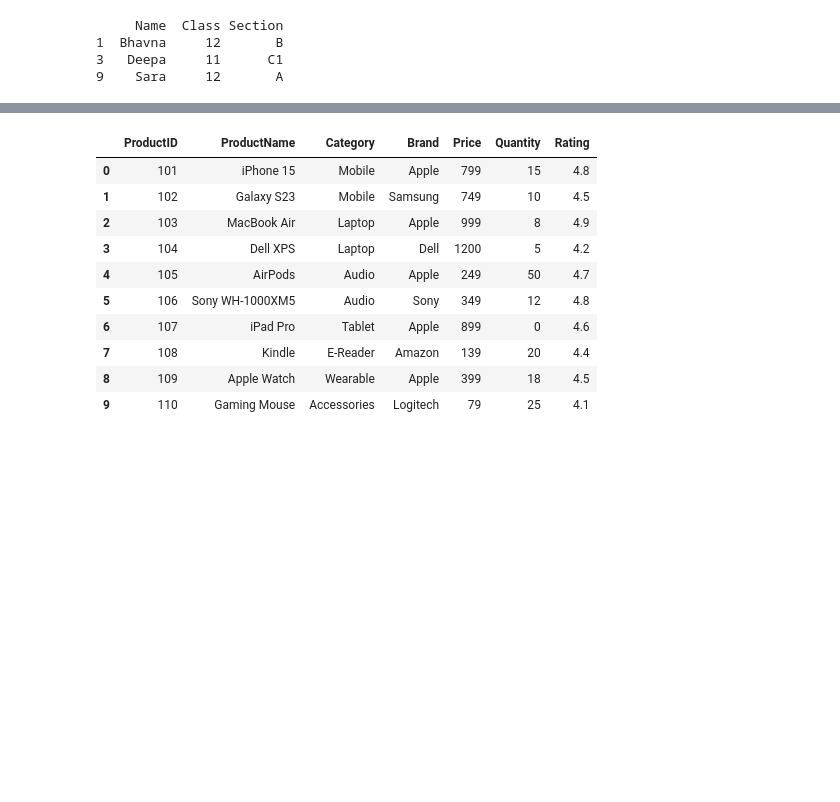
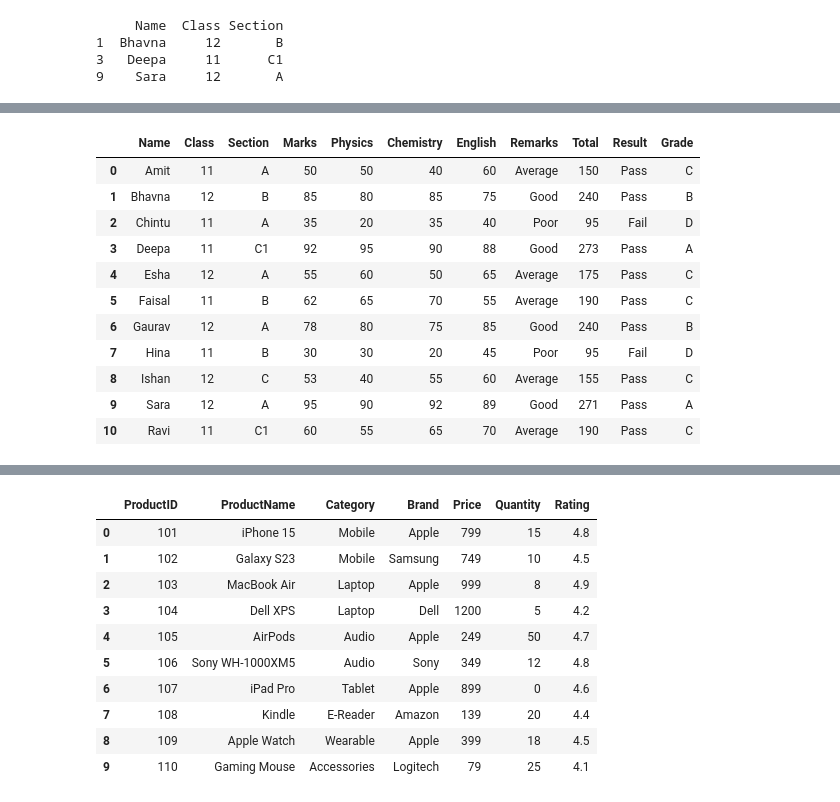
Before and after one commit to csslg22/XII-Informatics-Practices-065, a Jupyter notebook: DataFrame 02.ipynb, the cells around one changed output, grey strips where cells are left out. Saved outputs shown, nothing was run; the diff lists cells and outputs as text; code cells hidden in the pictures; blank space fills up the shorter version.

```diff
--- a/DataFrame 02.ipynb
+++ b/DataFrame 02.ipynb
@@ -501,0 +566,5 @@ print(df.loc[df['Marks'].isin(df['Marks'].nlargest(3)),['Name','Class','Section'
+# %%
+# Add a new column 'Result': Marks >= 40 is 'Pass', Marks < 40 is 'Fail'.
+
+df['Result'] = np.where(df['Marks']>=40, 'Pass', 'Fail')
+df
@@ -501,0 +584,33 @@ print(df.loc[df['Marks'].isin(df['Marks'].nlargest(3)),['Name','Class','Section'
+# %%
+# Create a column 'Grade':
+'''
+Marks >= 90 -> 'A'
+Marks >= 70 but <= 89 -> 'B'
+Marks >= 50 but <= 69 -> 'C'
+Marks < 50 -> 'D'
+'''
+
+conditions = [
+    (df['Marks'] >= 90),
+    ((df['Marks'] >= 70) & (df['Marks'] <= 89)),
+    ((df['Marks'] >= 50) & (df['Marks'] <= 69)),
+    (df['Marks'] < 50)
+]
+
+choices = ['A', 'B', 'C', 'D']
+
+df['Grade'] = np.select(conditions, choices, default='D')
+df
+# %% [output]
+|  | Name | Class | Section | Marks | Physics | Chemistry | English | Remarks | Total | Result | Grade |
+| 0 | Amit | 11 | A | 50 | 50 | 40 | 60 | Average | 150 | Pass | C |
+| 1 | Bhavna | 12 | B | 85 | 80 | 85 | 75 | Good | 240 | Pass | B |
+| 2 | Chintu | 11 | A | 35 | 20 | 35 | 40 | Poor | 95 | Fail | D |
+| 3 | Deepa | 11 | C1 | 92 | 95 | 90 | 88 | Good | 273 | Pass | A |
+| 4 | Esha | 12 | A | 55 | 60 | 50 | 65 | Average | 175 | Pass | C |
+| 5 | Faisal | 11 | B | 62 | 65 | 70 | 55 | Average | 190 | Pass | C |
+| 6 | Gaurav | 12 | A | 78 | 80 | 75 | 85 | Good | 240 | Pass | B |
+| 7 | Hina | 11 | B | 30 | 30 | 20 | 45 | Poor | 95 | Fail | D |
+| 8 | Ishan | 12 | C | 53 | 40 | 55 | 60 | Average | 155 | Pass | C |
+| 9 | Sara | 12 | A | 95 | 90 | 92 | 89 | Good | 271 | Pass | A |
+| 10 | Ravi | 11 | C1 | 60 | 55 | 65 | 70 | Average | 190 | Pass | C |
```
Also changed, not shown: parts of 11 cells of this notebook.
